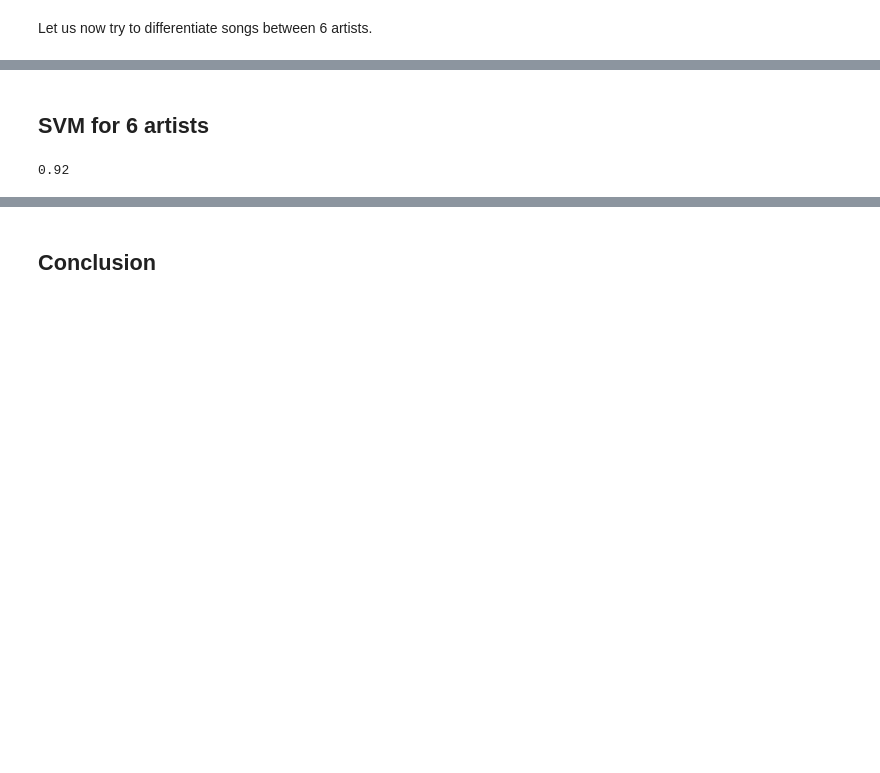
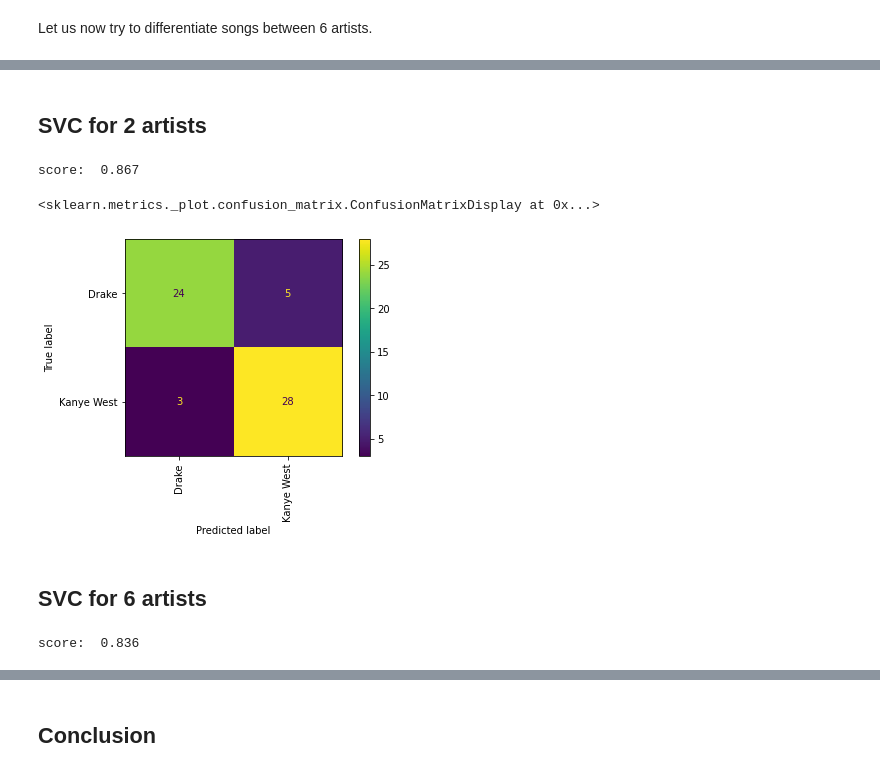
Before and after one commit to martinalex7/ProjetPython2A, a Jupyter notebook: rapports/3_modelling.ipynb, the cells around one changed output, grey strips where cells are left out. Saved outputs shown, nothing was run; the diff lists cells and outputs as text; code cells hidden in the pictures; blank space fills up the shorter version.

```diff
--- a/rapports/3_modelling.ipynb
+++ b/rapports/3_modelling.ipynb
@@ -306,4 +318,26 @@ AttributeError: type object 'ConfusionMatrixDisplay' has no attribute 'from_esti
+# %% [markdown]
+## SVC for 2 artists <a class="anchor" id="chapter6"></a>
+# %%
+artist_names = ["Drake", "Kanye West"] # enter artists' names present in the directory artist_data
+nb_artists = len(artist_names)
+# %%
+X, Y =   creating_X_Y(artist_names)
+
+X_train, X_test, y_train, y_test = train_test_split(X,Y,test_size = 0.10,random_state=42)
+
+clf = make_pipeline(CountVectorizer(), TfidfTransformer(), SVC())
+
+clf.fit(X_train,y_train)
+
+print( "score: ", clf.score(X_test,y_test).round(3))
+# %% [output]
+score:  0.867
+# %%
+ConfusionMatrixDisplay.from_estimator(clf, X_test, y_test, xticks_rotation='vertical')
+# %% [output]
+<sklearn.metrics._plot.confusion_matrix.ConfusionMatrixDisplay at 0x...>
+[figure, added]
 # %% [markdown]
-## SVM for 6 artists <a class="anchor" id="chapter5"></a>
+## SVC for 6 artists <a class="anchor" id="chapter7"></a>
 # %%
 artist_names = ["Adele", "Bruno Mars", "Drake", "Eminem", "Kanye West", "Lana Del Rey"]
@@ -323,12 +348,10 @@ for artist in artist_names:
 # %%
-from sklearn.svm import SVC
-
 clf = make_pipeline(CountVectorizer(), TfidfTransformer(), SVC(decision_function_shape = "ovr"))
 clf.fit(X_train,y_train)
 
-clf.score(X_test,y_test).round(2)
+print( "score: ", clf.score(X_test,y_test).round(3))
 # %% [output]
-0.92
+score:  0.836
 # %%
 ConfusionMatrixDisplay.from_estimator(clf, X_test, y_test, display_labels=clf.classes_, xticks_rotation='vertical')
 # %% [output]
```
Also changed, not shown: parts of 34 cells of this notebook.
